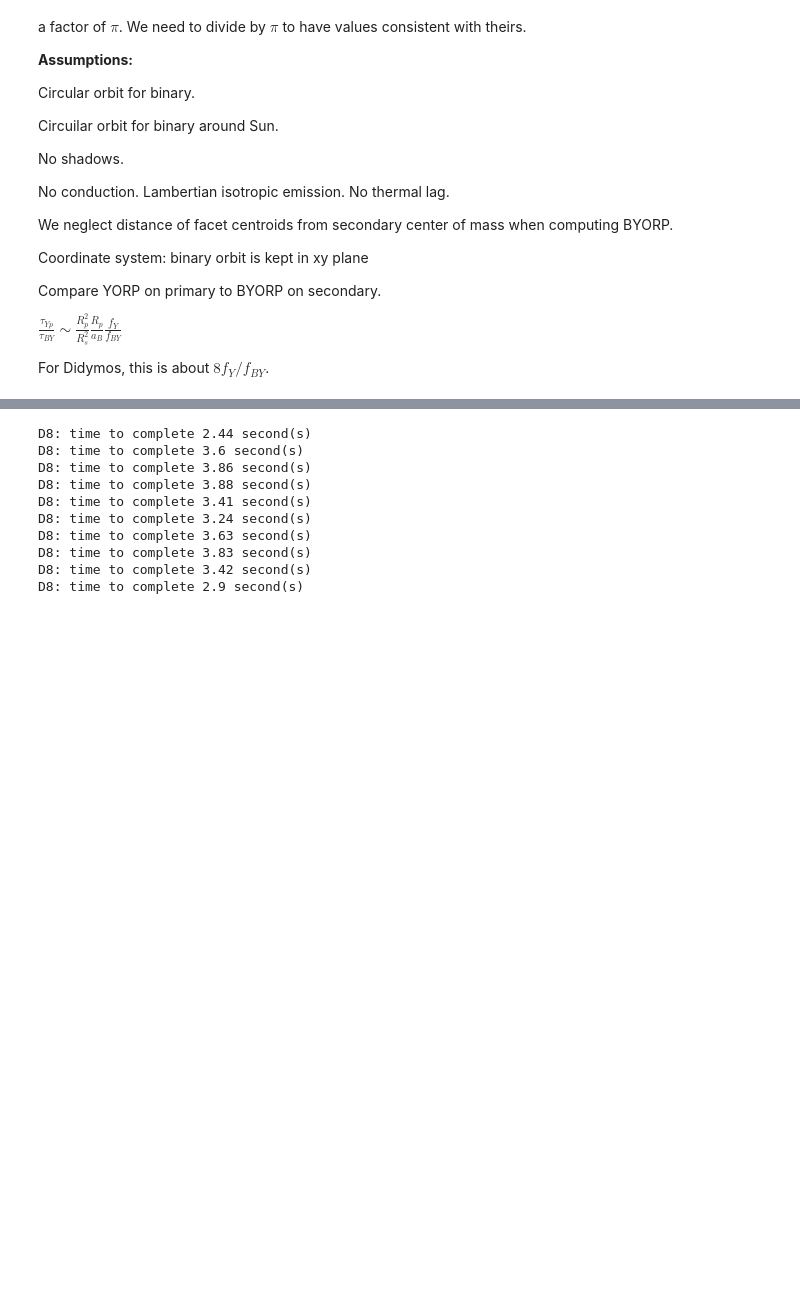
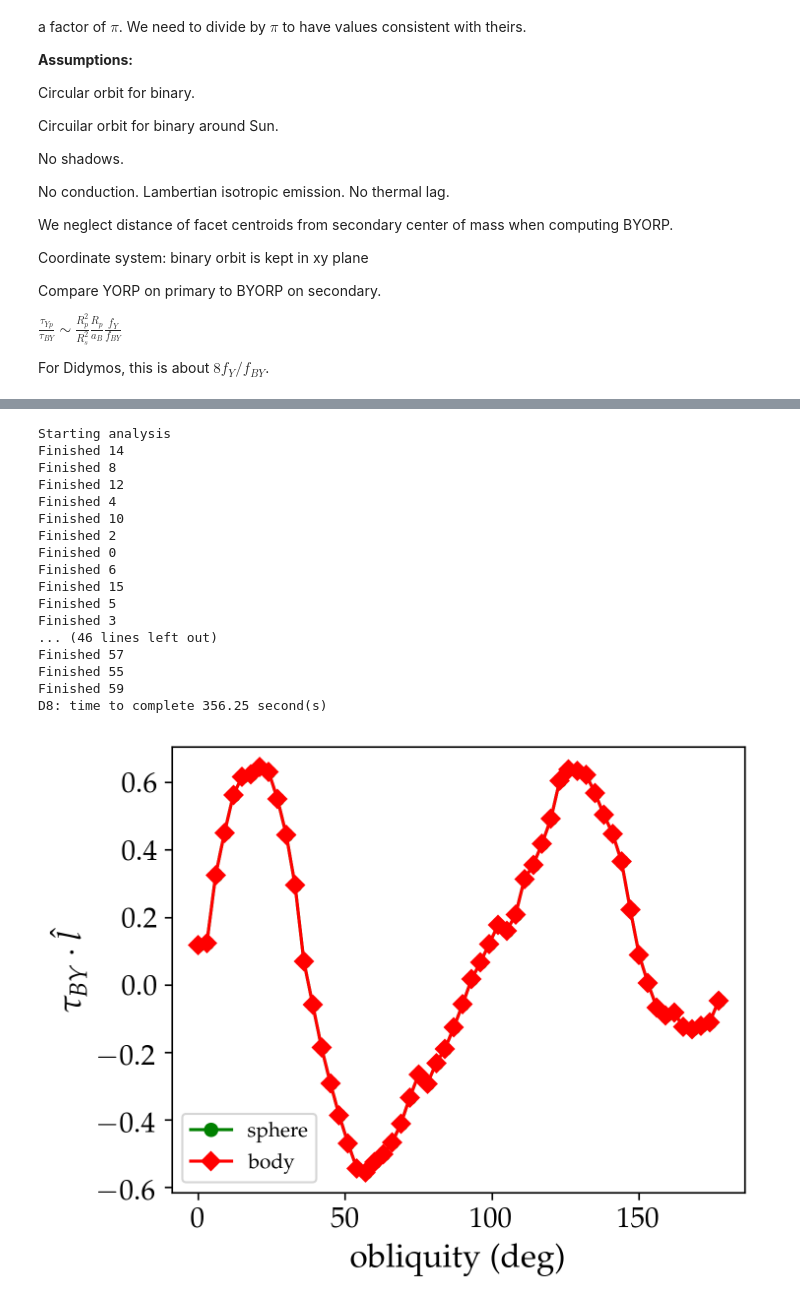
Before and after one commit to aquillen/asteroid_binary, a Jupyter notebook: myexamples/pylab/BYORP4.ipynb, the cells around one changed output, grey strips where cells are left out. Cells and saved outputs as stored; diff of their text form; code cells hidden in the pictures; blank space fills up the shorter version.

```diff
--- a/myexamples/pylab/BYORP4.ipynb
+++ b/myexamples/pylab/BYORP4.ipynb
@@ -280,65 +354,82 @@ def obliq_BY_fig2D(body,incl):
 # %%
-size = 60 #number of obliquities
-block_size = 1
+# compute the BYORP torque on body as a function of obliquity
+# for a given inclination and precession angle
+# returns obliquity and torque arrays
 #Create the mesh
-vertices = np.array([[ 1.0, 0.0, 0.0],[ 0.0, 1.0, 0.0],[-1.0, 0.0, 0.0],[ 0.0,-1.0, 0.0],[ 0.0, 0.0, 1.0],[ 0.0, 0.0,-1.0]])
-faces = np.array([[0, 1, 4],[1, 2, 4],[2, 3, 4],[3, 0, 4],[1, 0, 5],[2, 1, 5],[3, 2, 5],[0, 3, 5],])
+squannit = pymesh.load_mesh("kw4b.obj")
+short_squannit, info = pymesh.collapse_short_edges(squannit, SIZEOFMESH)
+vertices = short_squannit.vertices
+faces = short_squannit.faces
+
+#Simulation Parameters
+size = 60           # Number of Obliquities
+block_size = 1      # Obliquities per subprocess
 incl = 0; phi_prec=0
+
+
+
 tau_l_arr = np.ctypeslib.as_ctypes(np.zeros((60)))
 shared_array_tau = sharedctypes.RawArray(tau_l_arr._type_, tau_l_arr)
 o_arr = np.ctypeslib.as_ctypes(np.zeros((60)))
 shared_array_o = sharedctypes.RawArray(o_arr._type_, o_arr)
-
 
 def aj_alt_obliq_BY_fig2(nobliq):
     body = pymesh.form_mesh(vertices, faces)
     body.add_attribute("face_area")
     body.add_attribute("face_normal")
     #mesh.add_attribute("vertex_normal")
     body.add_attribute("face_centroid")
     f_area = body.get_attribute("face_area")
     phi0=0
     nphi_Sun=36  # number of solar positions
     nphi = 36    # number of spin positions
     dobliq = np.pi/60
     tau_l_arr = np.ctypeslib.as_array(shared_array_tau)  # to store torques
     o_arr = np.ctypeslib.as_array(shared_array_o)
     for i in range(nobliq, nobliq+block_size):
         obliquity=i*dobliq
         tau_BY_x,tau_BY_y,tau_BY_z, tau_l = compute_BY(body,obliquity,nphi,nphi_Sun,incl,phi0,phi_prec)
         o_arr[i] = obliquity*180/np.pi
         tau_l_arr[i] = tau_l
+    print(f'Finished {nobliq}')
     return o_arr,tau_l_arr
 
-# for _ in range(10):
-#     #Start timer
-#     start = time.perf_counter()
-#     p = Pool()
-#     #Complete BYORP analysis
-#     res = p.map(aj_alt_obliq_BY_fig2, range(60))
-#     multi_o_arr = np.ctypeslib.as_array(shared_array_o)
-#     multi_tau_l_arr = np.ctypeslib.as_array(shared_array_tau)
-#     # o_arr,tau_l_arr = aj_alt_obliq_BY_fig2(mesh,incl,phi_prec)
-#     #End Timer
-#     end = time.perf_counter()
-#     print(f'D8: time to complete {round(end - start,2)} second(s)')
 
+start = time.perf_counter()
 p = Pool()
-    #Complete BYORP analysis
+#Complete BYORP analysis
+print('Starting analysis')
 res = p.map(aj_alt_obliq_BY_fig2, range(60))
 multi_o_arr = np.ctypeslib.as_array(shared_array_o)
 multi_tau_l_arr = np.ctypeslib.as_array(shared_array_tau)
-# o_arr,tau_l_arr = aj_alt_obliq_BY_fig2(mesh,incl,phi_prec)
+end = time.perf_counter()#Print Time
+print(f'D8: time to complete {round(end - start,2)} second(s)')
 
-#Print Time
+
+
+fig,ax = plt.subplots(1,1,figsize=(5,4),dpi=300)
+ax.plot(multi_o_arr,multi_tau_l_arr,'go-',label='sphere')
+ax.plot(multi_o_arr,multi_tau_l_arr,'rD-',label='body')
+ax.set_xlabel('obliquity (deg)',fontsize=16)
+ax.set_ylabel(r'${ \tau}_{BY} \cdot \hat{l}$',fontsize=16)
+ax.legend()
+fig.savefig(folder+'/ObliqBY')
 # %% [output]
-D8: time to complete 2.44 second(s)
-D8: time to complete 3.6 second(s)
-D8: time to complete 3.86 second(s)
-D8: time to complete 3.88 second(s)
-D8: time to complete 3.41 second(s)
-D8: time to complete 3.24 second(s)
-D8: time to complete 3.63 second(s)
-D8: time to complete 3.83 second(s)
-D8: time to complete 3.42 second(s)
-D8: time to complete 2.9 second(s)
+Starting analysis
+Finished 14
+Finished 8
+Finished 12
+Finished 4
+Finished 10
+Finished 2
+Finished 0
+Finished 6
+Finished 15
+Finished 5
+Finished 3
+... (46 lines left out)
+Finished 57
+Finished 55
+Finished 59
+D8: time to complete 356.25 second(s)
+[figure, added]
```
Also changed, not shown: parts of 8 cells of this notebook, 15 other files.
